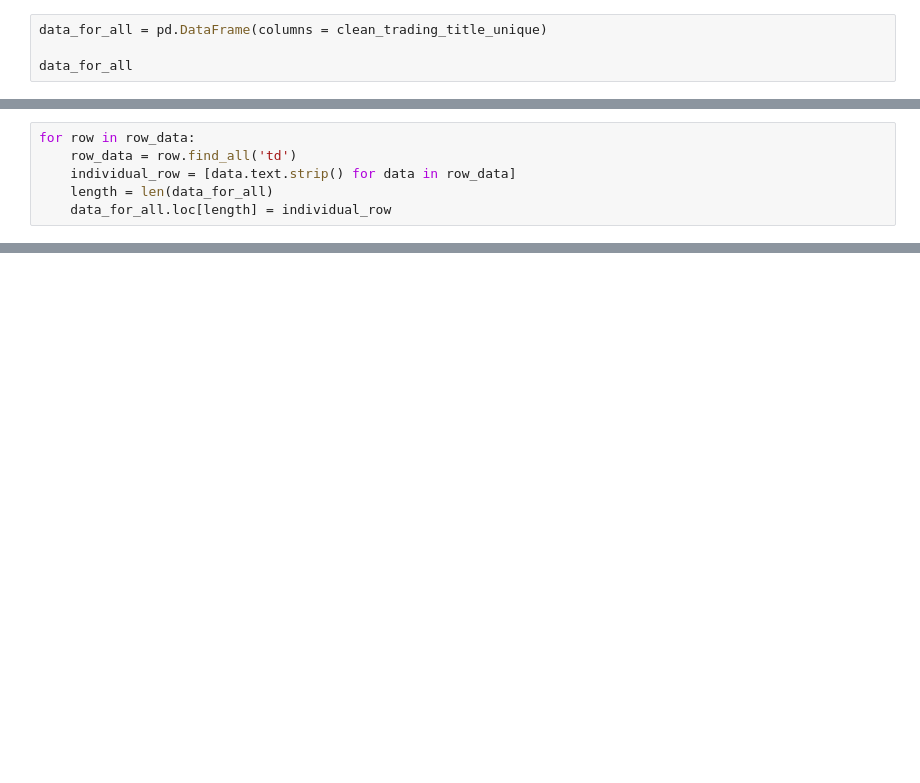
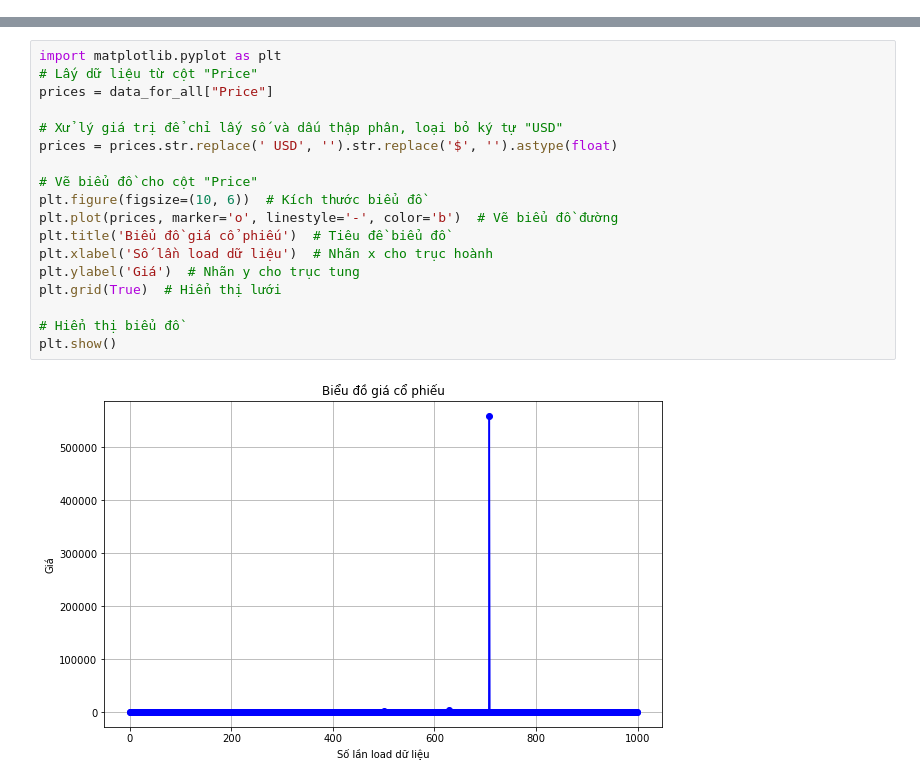
Before and after one commit to lhquan502/DATA-PROJECT, a Jupyter notebook: TradingView.ipynb, the cells around one changed output, grey strips where cells are left out. Saved outputs shown, nothing was run; the diff lists cells and outputs as text; blank space fills up the shorter version.

Commit message:
Update plot

```diff
--- a/TradingView.ipynb
+++ b/TradingView.ipynb
@@ -99,4 +68,0 @@ clean_trading_title_unique
-# %%
-data_for_all = pd.DataFrame(columns = clean_trading_title_unique)
-
-data_for_all
@@ -111,8 +69,2 @@ row_data
-# %%
-for row in row_data:
-    row_data = row.find_all('td')
-    individual_row = [data.text.strip() for data in row_data]
-    length = len(data_for_all)
-    data_for_all.loc[length] = individual_row
 # %%
 data_for_all
@@ -179,0 +85,20 @@ AttributeError: 'str' object has no attribute 'capabilities'
+# %%
+import matplotlib.pyplot as plt
+# Lấy dữ liệu từ cột "Price"
+prices = data_for_all["Price"]
+
+# Xử lý giá trị để chỉ lấy số và dấu thập phân, loại bỏ ký tự "USD"
+prices = prices.str.replace(' USD', '').str.replace('$', '').astype(float)
+
+# Vẽ biểu đồ cho cột "Price"
+plt.figure(figsize=(10, 6))  # Kích thước biểu đồ
+plt.plot(prices, marker='o', linestyle='-', color='b')  # Vẽ biểu đồ đường
+plt.title('Biểu đồ giá cổ phiếu')  # Tiêu đề biểu đồ
+plt.xlabel('Số lần load dữ liệu')  # Nhãn x cho trục hoành
+plt.ylabel('Giá')  # Nhãn y cho trục tung
+plt.grid(True)  # Hiển thị lưới
+
+# Hiển thị biểu đồ
+plt.show()
+# %% [output]
+[figure, added]
```
Also changed, not shown: parts of 14 cells of this notebook.
